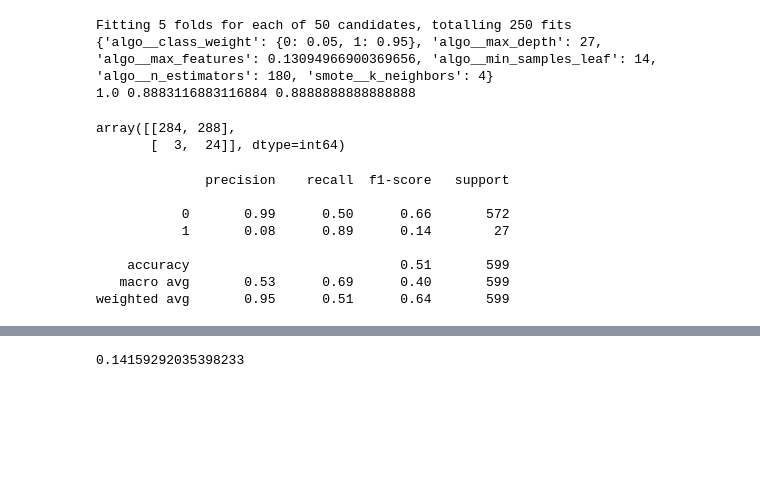
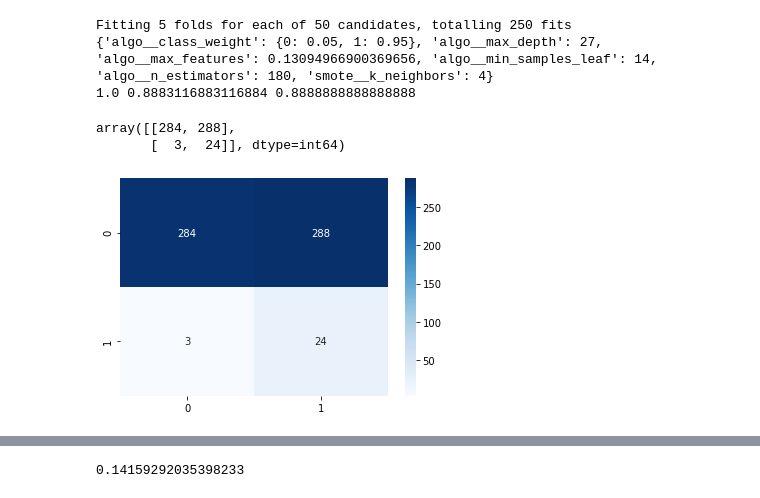
Before and after one commit to ahmadhabib5/Applied_Machine_Learning, a Jupyter notebook: Stroke Prediction/Fix.ipynb, the cells around one changed output, grey strips where cells are left out. Saved outputs shown, nothing was run; the diff lists cells and outputs as text; code cells hidden in the pictures; blank space fills up the shorter version.

```diff
--- a/Stroke Prediction/Fix.ipynb
+++ b/Stroke Prediction/Fix.ipynb
@@ -641,19 +687,15 @@ print(model_rf.score(X_train, y_train), model_rf.best_score_, model_rf.score(X_t
 Fitting 5 folds for each of 50 candidates, totalling 250 fits
 {'algo__class_weight': {0: 0.05, 1: 0.95}, 'algo__max_depth': 27, 'algo__max_features': 0.13094966900369656, 'algo__min_samples_leaf': 14, 'algo__n_estimators': 180, 'smote__k_neighbors': 4}
 1.0 0.8883116883116884 0.8888888888888888
-# %%
-confusion_matrix(y_test, model_rf.predict(X_test))
-# %% [output]
-array([[284, 288],
-       [  3,  24]], dtype=int64)
-# %%
-print(classification_report(y_test, model_rf.predict(X_test)))
-# %% [output]
-              precision    recall  f1-score   support
-
-           0       0.99      0.50      0.66       572
-           1       0.08      0.89      0.14        27
-
-    accuracy                           0.51       599
-   macro avg       0.53      0.69      0.40       599
-weighted avg       0.95      0.51      0.64       599
+# %%
+cf_matrix = confusion_matrix(y_test, model_rf.predict(X_test))
+cf_matrix
+# %% [output]
+array([[284, 288],
+       [  3,  24]], dtype=int64)
+# %%
+import seaborn as sns
+sns.heatmap(cf_matrix, annot=True,cmap='Blues', fmt='g')
+plt.show()
+# %% [output]
+[figure, added]
```
Also changed, not shown: parts of 19 cells of this notebook, 15 other files.
